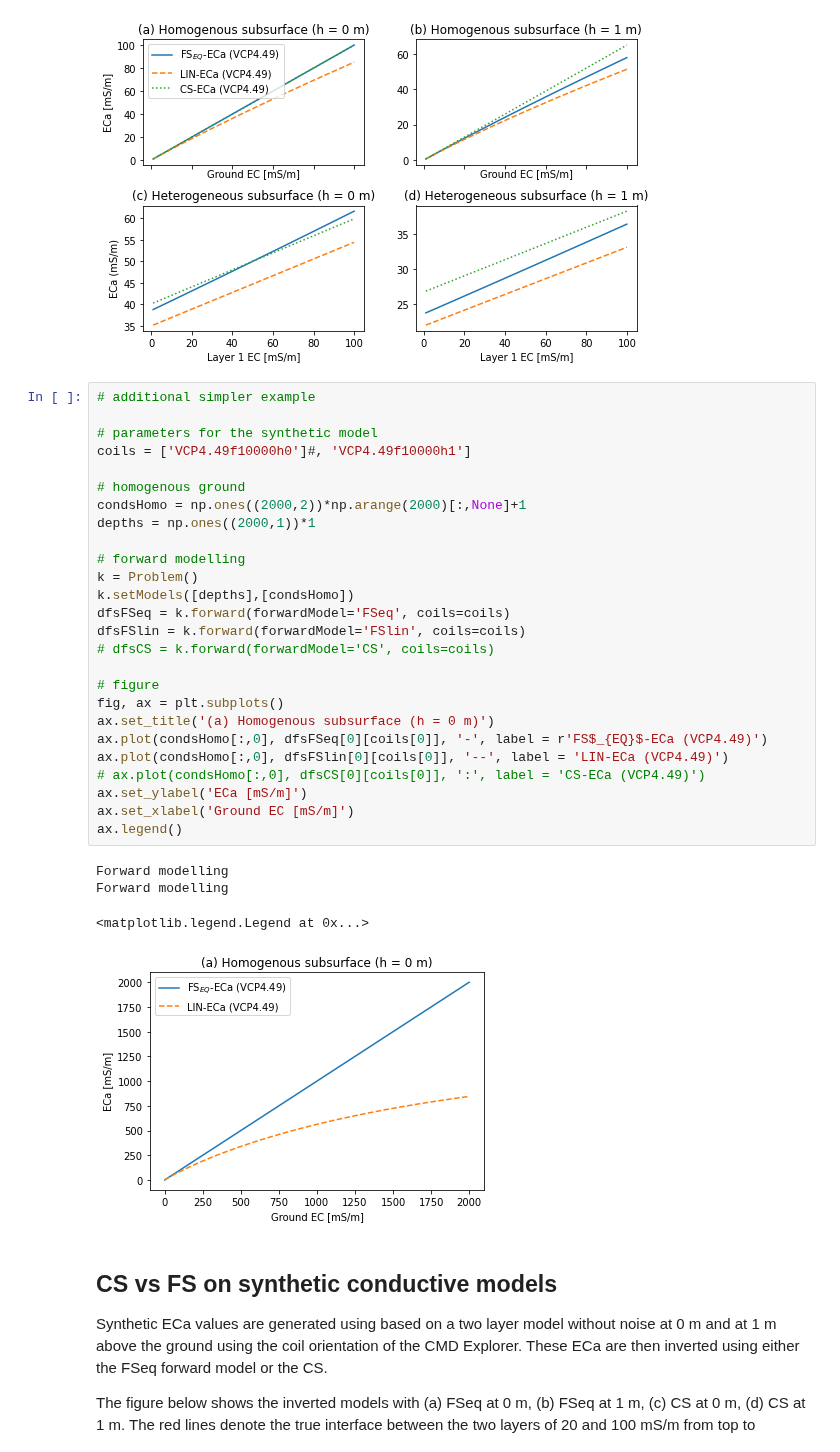
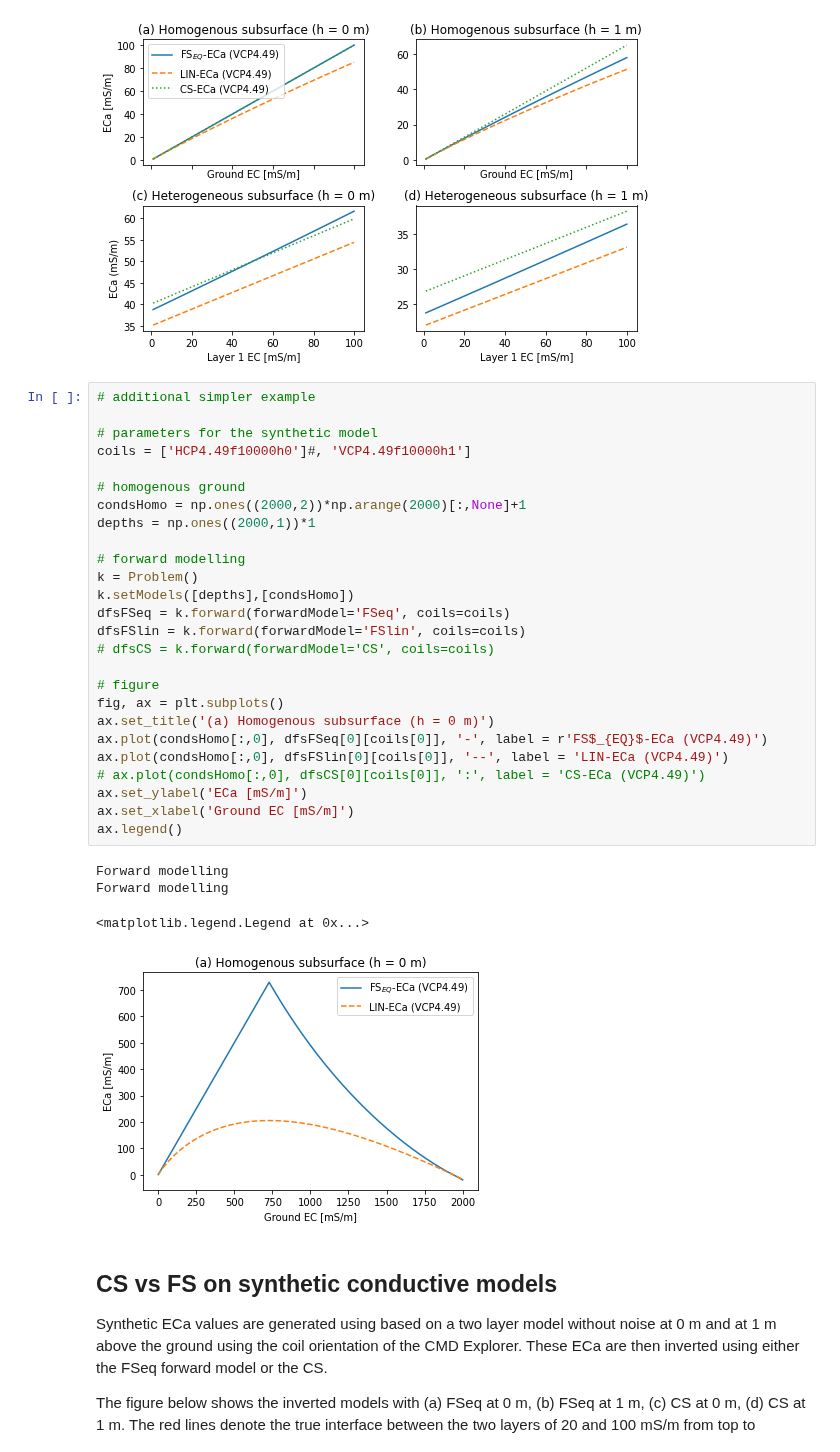
Before and after one commit to hkexgroup/emagpy, a Jupyter notebook: jupyter-notebook/em-paper.ipynb, the cells around one changed output. Cells and saved outputs as stored; diff of their text form.

```diff
--- a/jupyter-notebook/em-paper.ipynb
+++ b/jupyter-notebook/em-paper.ipynb
@@ -92,34 +93,34 @@ fig.savefig(outputdir + 'fig4cs-maxwell.jpg', dpi=500)
 # %%
 # additional simpler example
 
 # parameters for the synthetic model
-coils = ['VCP4.49f10000h0']#, 'VCP4.49f10000h1']
+coils = ['HCP4.49f10000h0']#, 'VCP4.49f10000h1']
 
 # homogenous ground
 condsHomo = np.ones((2000,2))*np.arange(2000)[:,None]+1
 depths = np.ones((2000,1))*1
 
 # forward modelling
 k = Problem()
 k.setModels([depths],[condsHomo])
 dfsFSeq = k.forward(forwardModel='FSeq', coils=coils)
 dfsFSlin = k.forward(forwardModel='FSlin', coils=coils)
 # dfsCS = k.forward(forwardModel='CS', coils=coils)
 
 # figure
 fig, ax = plt.subplots()
 ax.set_title('(a) Homogenous subsurface (h = 0 m)')
 ax.plot(condsHomo[:,0], dfsFSeq[0][coils[0]], '-', label = r'FS$_{EQ}$-ECa (VCP4.49)')
 ax.plot(condsHomo[:,0], dfsFSlin[0][coils[0]], '--', label = 'LIN-ECa (VCP4.49)')
 # ax.plot(condsHomo[:,0], dfsCS[0][coils[0]], ':', label = 'CS-ECa (VCP4.49)')
 ax.set_ylabel('ECa [mS/m]')
 ax.set_xlabel('Ground EC [mS/m]')
 ax.legend()
 # %% [output]
 Forward modelling
 Forward modelling
 <matplotlib.legend.Legend at 0x...>
-[figure, old version]
+[figure, new version]
 # %% [markdown]
 ## CS vs FS on synthetic conductive models <a class="anchor" id="cs-fs"></a>
 Synthetic ECa values are generated using based on a two layer model without noise at 0 m and at 1 m above the ground using the coil orientation of the CMD Explorer. These ECa are then inverted using either the FSeq forward model or the CS.
```
Also changed, not shown: parts of 11 cells of this notebook, 3 other files.
